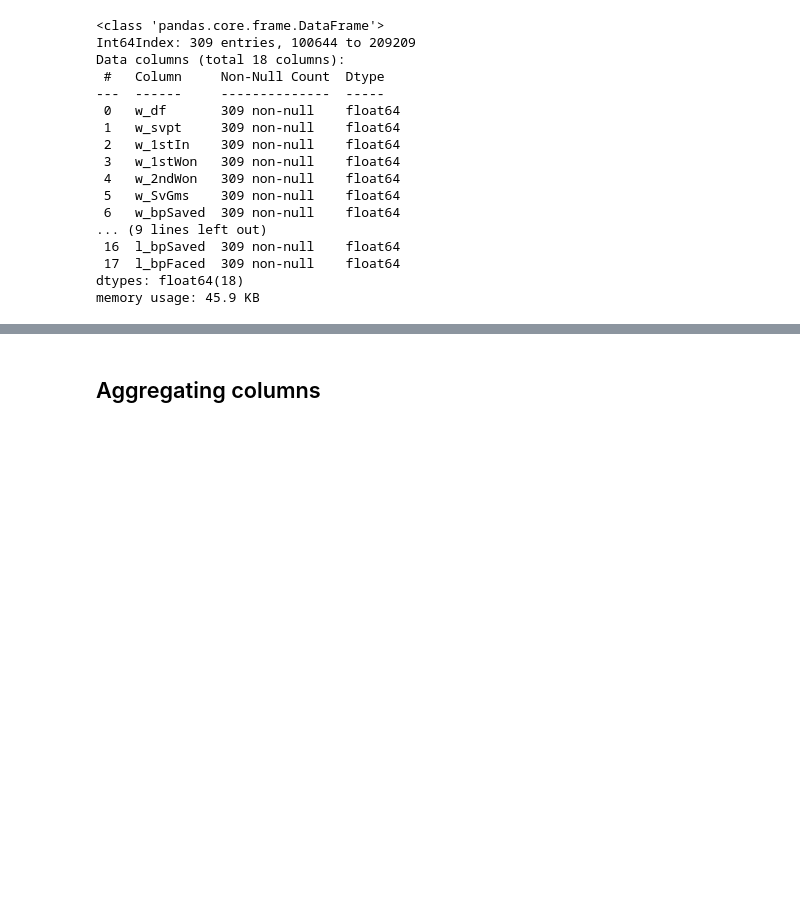
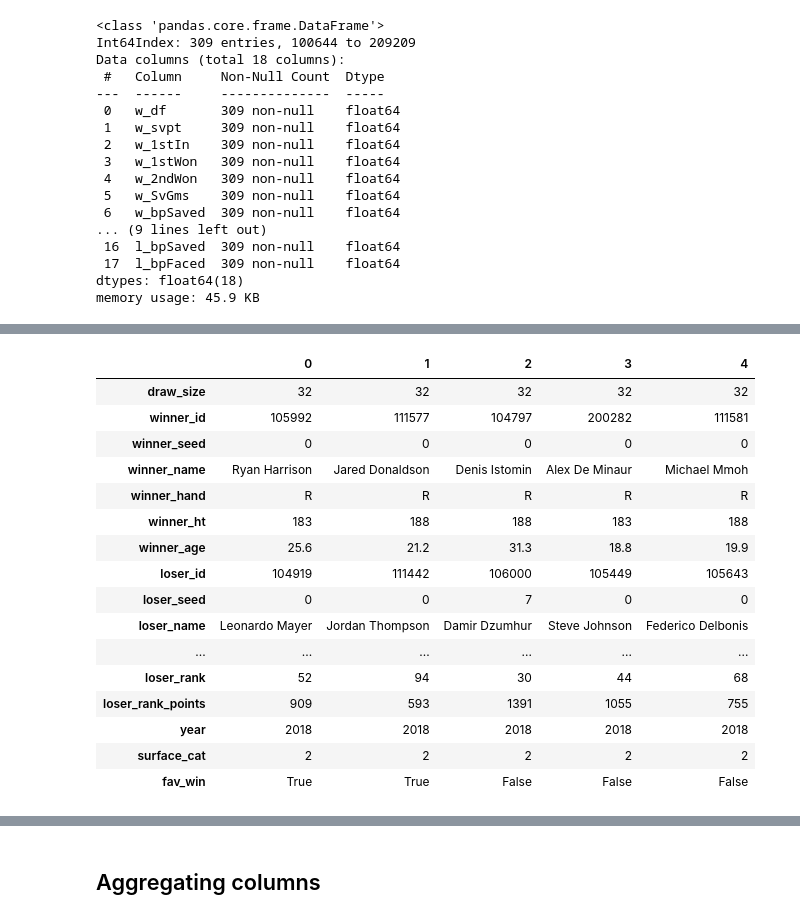
Before and after one commit to elingles1/ATP_Predictions, a Jupyter notebook: ELI_NB.ipynb, the cells around one changed output, grey strips where cells are left out. Drawn from its saved outputs; the diff is of its cells as text; code cells hidden in the pictures; blank space fills up the shorter version.

```diff
--- a/ELI_NB.ipynb
+++ b/ELI_NB.ipynb
@@ -310,7 +310,7 @@ final_df['round']
 1863    32
 Name: round, Length: 10541, dtype: object
 # %%
-final_df['round'] = final_df['round'].astype(int)
+match_df['round'] = match_df['round'].astype(int)
 # %% [markdown]
 Need to look at score and name
 # %%
@@ -355,10 +355,10 @@ Data columns (total 40 columns):
 dtypes: float64(27), int32(3), int64(5), int8(1), object(4)
 memory usage: 3.1+ MB
 # %%
-final_df = final_df.reset_index(drop=True)
+match_df = match_df.reset_index(drop=True)
 # %%
-winners_r = final_df['winner_rank']
-losers_r = final_df['loser_rank']
+winners_r = match_df['winner_rank']
+losers_r = match_df['loser_rank']
 winners_r
 # %% [output]
 0         47.0
@@ -425,5 +425,5 @@ len(favorites)
 # %% [output]
 10541
 # %%
-final_df['fav_win'] = favorites
+match_df['fav_win'] = favorites
 # %%
@@ -531,0 +605,20 @@ X_trainL.head()
+# %%
+match_df.head().T
+# %% [output]
+|  | 0 | 1 | 2 | 3 | 4 |
+| draw_size | 32 | 32 | 32 | 32 | 32 |
+| winner_id | 105992 | 111577 | 104797 | 200282 | 111581 |
+| winner_seed | 0 | 0 | 0 | 0 | 0 |
+| winner_name | Ryan Harrison | Jared Donaldson | Denis Istomin | Alex De Minaur | Michael Mmoh |
+| winner_hand | R | R | R | R | R |
+| winner_ht | 183 | 188 | 188 | 183 | 188 |
+| winner_age | 25.6 | 21.2 | 31.3 | 18.8 | 19.9 |
+| loser_id | 104919 | 111442 | 106000 | 105449 | 105643 |
+| loser_seed | 0 | 0 | 7 | 0 | 0 |
+| loser_name | Leonardo Mayer | Jordan Thompson | Damir Dzumhur | Steve Johnson | Federico Delbonis |
+| ... | ... | ... | ... | ... | ... |
+| loser_rank | 52 | 94 | 30 | 44 | 68 |
+| loser_rank_points | 909 | 593 | 1391 | 1055 | 755 |
+| year | 2018 | 2018 | 2018 | 2018 | 2018 |
+| surface_cat | 2 | 2 | 2 | 2 | 2 |
+| fav_win | True | True | False | False | False |
```
Also changed, not shown: parts of 77 cells of this notebook, 2 other files.
